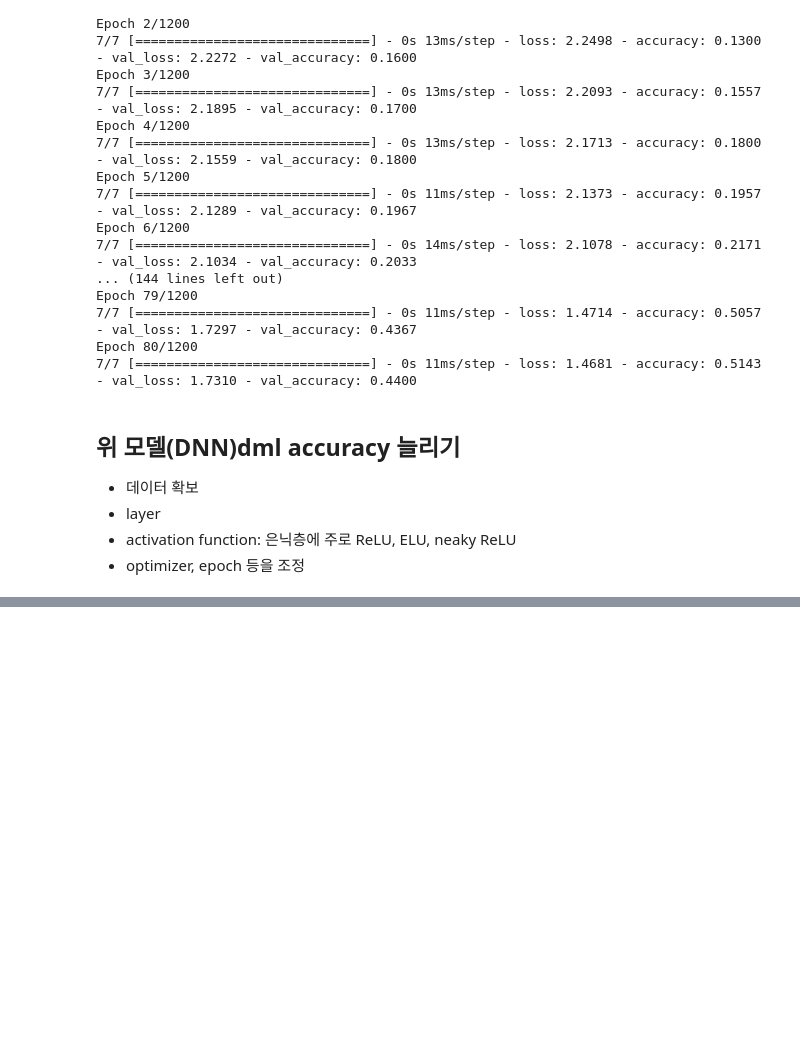
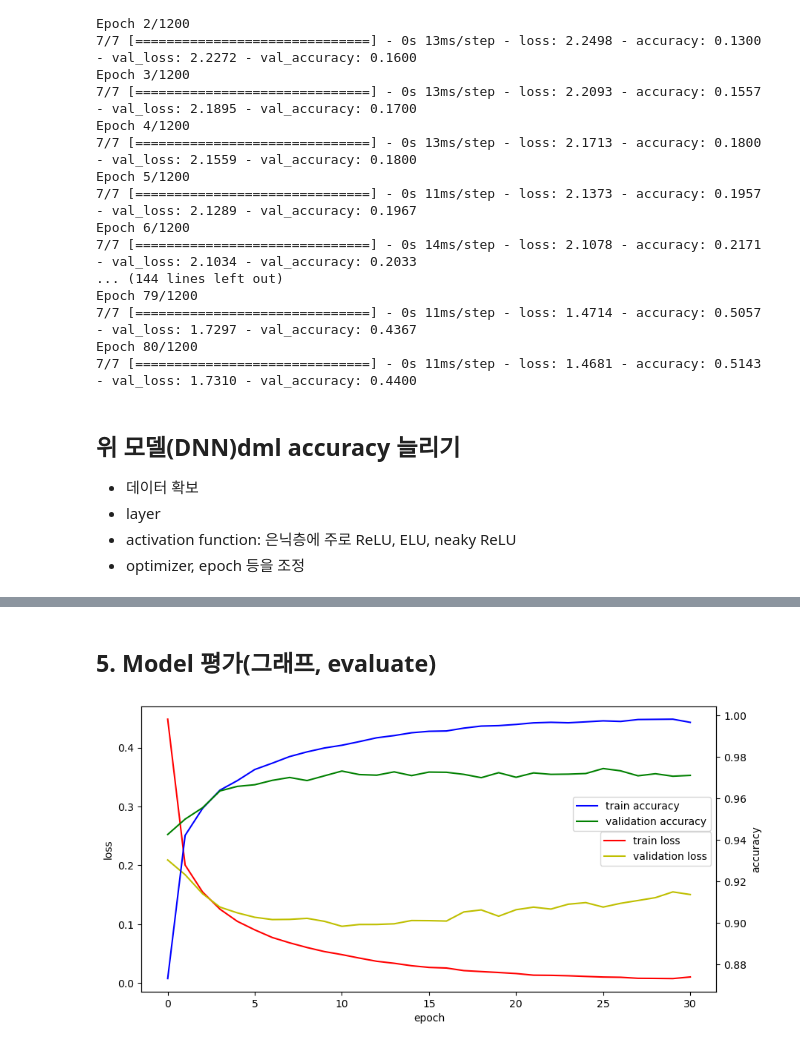
Before and after one commit to yeonzuui/ai, a Jupyter notebook: source/08_DeepLearning/08_DNN(딥러닝)_MNIST(손글씨데이터).ipynb, the cells around one changed output, grey strips where cells are left out. Saved outputs shown, nothing was run; the diff lists cells and outputs as text; code cells hidden in the pictures; blank space fills up the shorter version.

```diff
--- a/source/08_DeepLearning/08_DNN(딥러닝)_MNIST(손글씨데이터).ipynb
+++ b/source/08_DeepLearning/08_DNN(딥러닝)_MNIST(손글씨데이터).ipynb
@@ -458,0 +554,28 @@ Epoch 80/1200
+# %% [markdown]
+## 5. Model 평가(그래프, evaluate)
+# %%
+# 학습과정 표시하기
+fig, loss_ax = plt.subplots(figsize = (10, 5))
+loss_ax.plot(hist.history['loss'],
+             'r',
+             label = 'train loss')
+loss_ax.plot(hist.history['val_loss'],
+             'y',
+             label = 'validation loss')
+loss_ax.set_xlabel('epoch')
+loss_ax.set_ylabel('loss')
+
+acc_ax = loss_ax.twinx()
+acc_ax.plot(hist.history['accuracy'],
+            'b',
+            label = 'train accuracy')
+acc_ax.plot(hist.history['val_accuracy'],
+            'g',
+            label = 'validation accuracy')
+acc_ax.set_ylabel('accuracy')
+
+loss_ax.legend(loc = 'center right')
+acc_ax.legend(bbox_to_anchor = (0.999, 0.7))
+plt.show()
+# %% [output]
+[figure, added]
```
Also changed, not shown: parts of 21 cells of this notebook, 7 other files.
